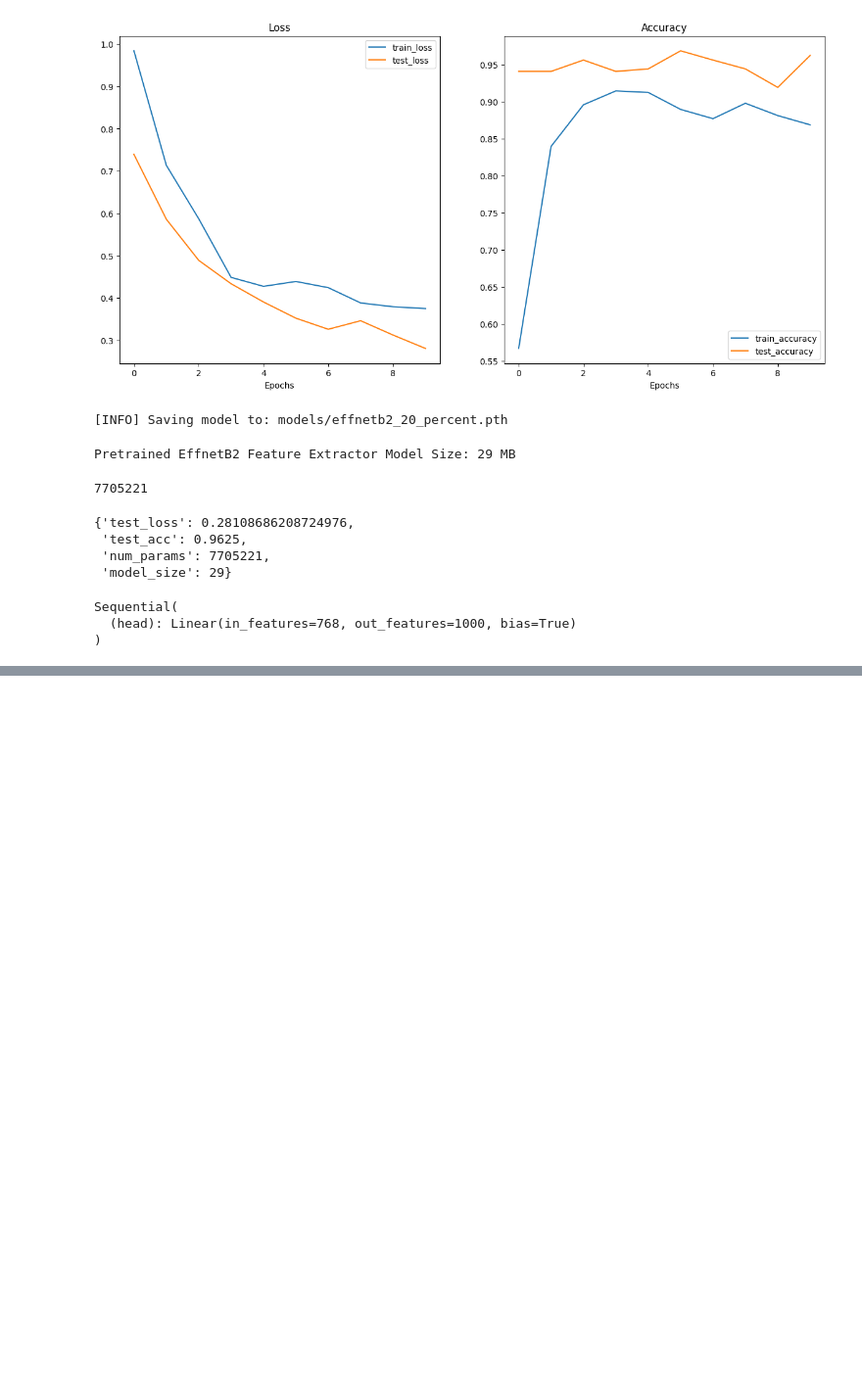
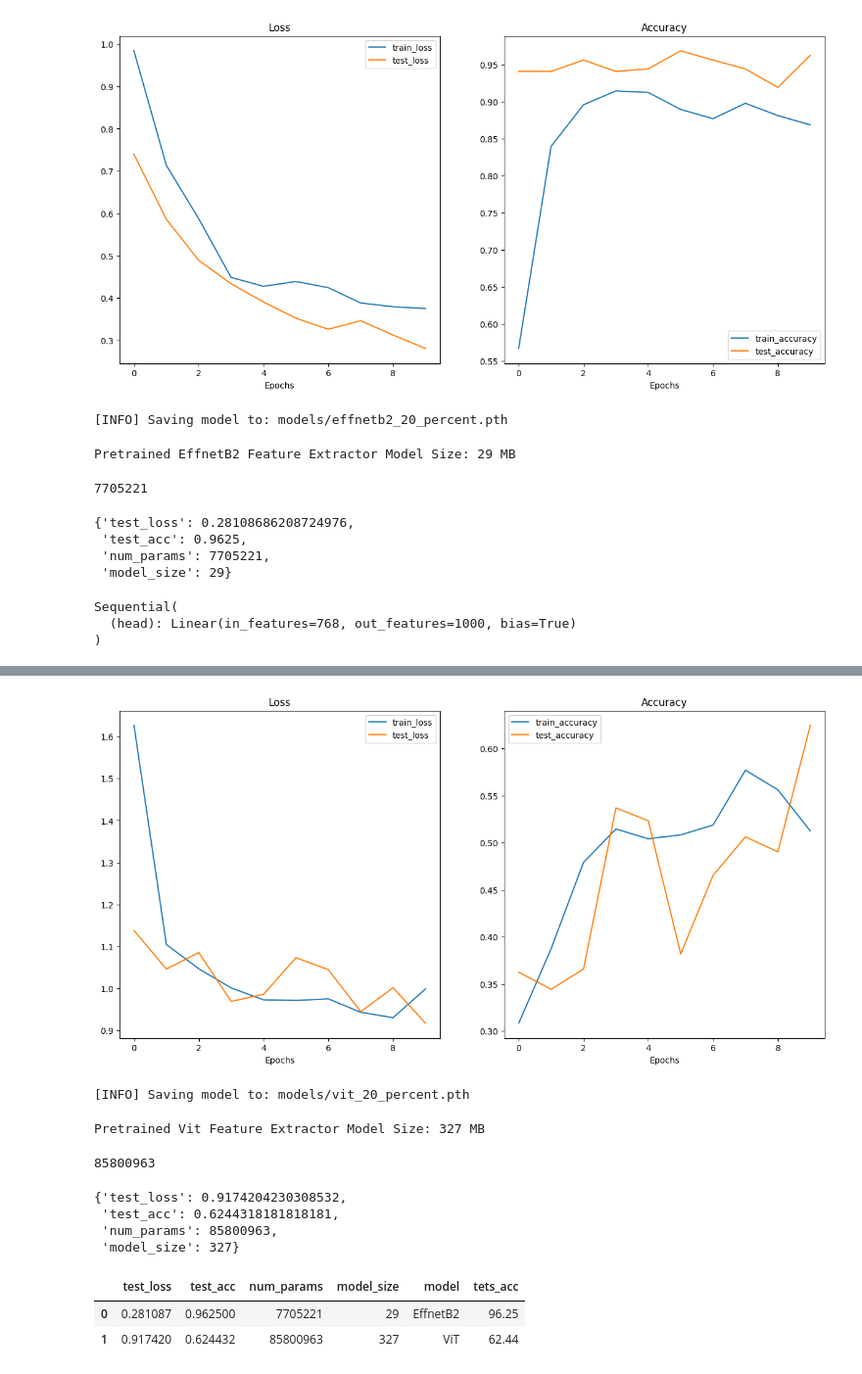
Before and after one commit to AlexanderWeismannn/ML-Paper-Replication, a Jupyter notebook: pytorch_model_deployment.ipynb, the cells around one changed output, grey strips where cells are left out. Shown at 98% size. Drawn from its saved outputs; the diff is of its cells as text; code cells hidden in the pictures; blank space fills up the shorter version.

Commit message:
model stats

```diff
--- a/pytorch_model_deployment.ipynb
+++ b/pytorch_model_deployment.ipynb
@@ -310,0 +312,8 @@ Estimated Total Size (MB): 333.89
+# %%
+#create dataloaders for the vit model
+from going_modular.going_modular import data_setup
+train_dataloader,test_dataloader,class_names = data_setup.create_dataloaders(train_dir=train_data,
+                                                                             test_dir=test_data,
+                                                                             transform=vit_transforms,
+                                                                             batch_size=32,)
+len(train_dataloader),len(test_dataloader),class_names
@@ -310,0 +322,20 @@ Estimated Total Size (MB): 333.89
+# %%
+#Train the EffnetB2 Feature Extractor
+from going_modular.going_modular import engine
+
+#setup optimizer
+optimizer = torch.optim.Adam(params=vit.parameters(),
+                             lr=1e-3)
+
+#setup loss function
+loss_fn = torch.nn.CrossEntropyLoss()
+
+#Set seeds for reproduction
+set_seeds()
+vit_results = engine.train(model=vit,
+                                train_dataloader=train_dataloader,
+                                test_dataloader=test_dataloader,
+                                epochs=10,
+                                optimizer=optimizer,
+                                loss_fn=loss_fn,
+                                device=device)
@@ -310,0 +353,47 @@ Estimated Total Size (MB): 333.89
+# %%
+plot_loss_curves(vit_results)
+# %% [output]
+[figure, added]
+# %%
+from going_modular.going_modular import utils
+utils.save_model(model=vit,
+                 target_dir="models",
+                 model_name="vit_20_percent.pth")
+# %% [output]
+[INFO] Saving model to: models/vit_20_percent.pth
+# %%
+from pathlib import Path
+#get the models size
+pretrained_vit_model_size = Path("models/vit_20_percent.pth").stat().st_size // (1024*1024)
+print(f"Pretrained Vit Feature Extractor Model Size: {pretrained_vit_model_size} MB")
+# %% [output]
+Pretrained Vit Feature Extractor Model Size: 327 MB
+# %%
+# colelct effnet feature extractor stats
+vit_params = sum(torch.numel(param) for param in vit.parameters())
+vit_params
+# %% [output]
+85800963
+# %%
+vit_stats = {"test_loss":vit_results["test_loss"][-1],
+                   "test_acc":vit_results["test_acc"][-1],
+                   "num_params":vit_params,
+                   "model_size":pretrained_vit_model_size}
+vit_stats
+# %% [output]
+{'test_loss': 0.9174204230308532,
+ 'test_acc': 0.6244318181818181,
+ 'num_params': 85800963,
+ 'model_size': 327}
+# %%
+#Worse accuracy and size makes the effnet the obvious choice
+#Just in case ill test the prediction time
+import pandas as pd
+df = pd.DataFrame([effnet_b2_stats,vit_stats])
+df['model'] = ["EffnetB2","ViT"]
+df['tets_acc'] = round(df['test_acc'] * 100,2)
+df
+# %% [output]
+|  | test_loss | test_acc | num_params | model_size | model | tets_acc |
+| 0 | 0.281087 | 0.962500 | 7705221 | 29 | EffnetB2 | 96.25 |
+| 1 | 0.917420 | 0.624432 | 85800963 | 327 | ViT | 62.44 |
```
Also changed, not shown: parts of 5 cells of this notebook.
